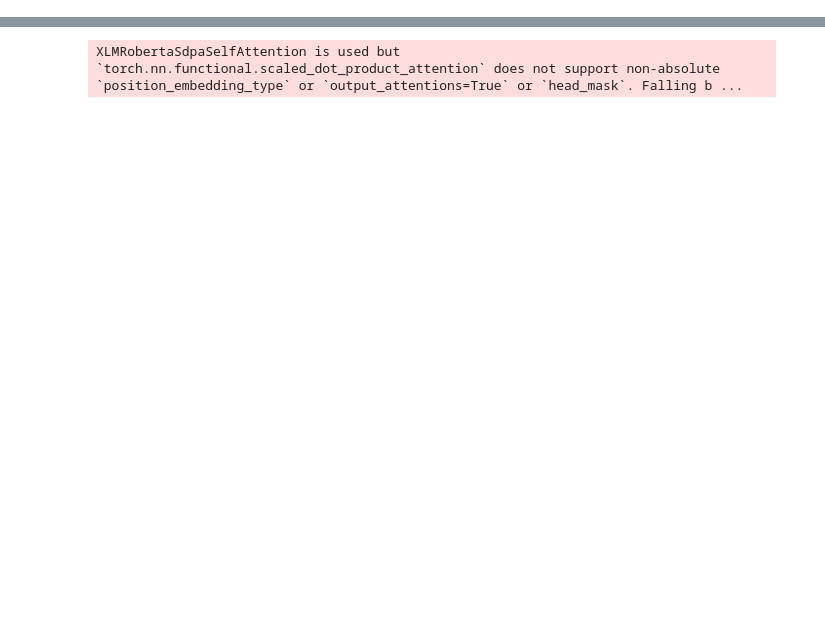
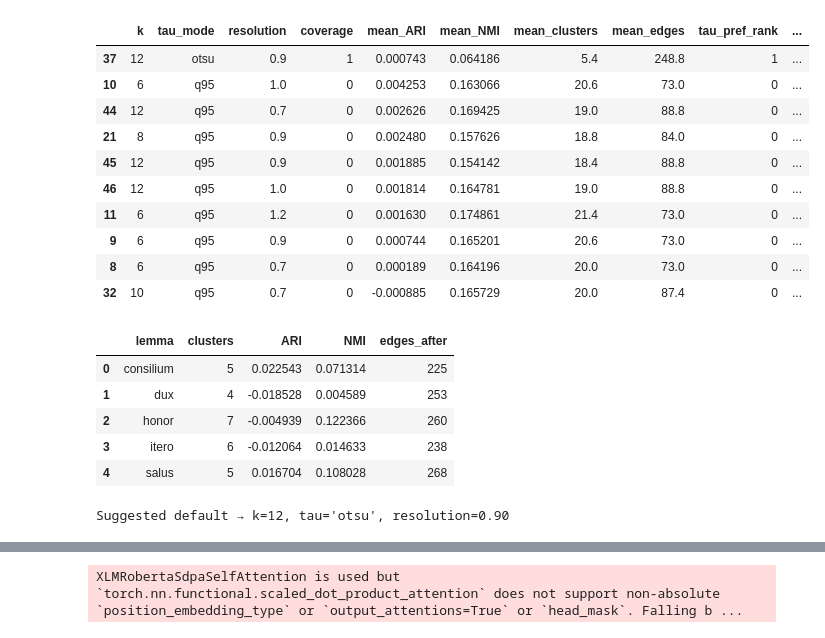
Before and after one commit to CCS-ZCU/labyrinth, a Jupyter notebook: scripts/0_2_latin-wsd-tests.ipynb, the cells around one changed output, grey strips where cells are left out. Drawn from its saved outputs; the diff is of its cells as text; code cells hidden in the pictures; blank space fills up the shorter version.

```diff
--- a/scripts/0_2_latin-wsd-tests.ipynb
+++ b/scripts/0_2_latin-wsd-tests.ipynb
@@ -128,0 +446,10 @@ mdl_labert_v1   = AutoModel.from_pretrained(LABERT_V1_DIR).to(DEVICE).eval()
+# %%
+LAYER = -3
+payload_labert = "../data/models/wic_labert_v1/wic_head.pt"  # saved payload with proj_out_dim etc.
+
+vecs_raw_labert, vecs_proj_labert, meta_lab = embed_raw_and_project(
+    semeval_holdout, model_labert, tokenizer_labert,
+    model_kind="labert", use_lemma_view=True,
+    layer_idx=LAYER, payload_path=payload_labert,
+    batch_size=128, device="cuda", max_len=160
+)
@@ -128,0 +881,37 @@ mdl_labert_v1   = AutoModel.from_pretrained(LABERT_V1_DIR).to(DEVICE).eval()
+# %%
+# 1) run your sweep (as you did)
+df_grid, summary = sweep_prob_graph_params(
+    vecs_proj_labert, meta_lab, semeval_holdout, payload_labert,
+    ks=(6,8,10,12),                 # tighter k band helps hit 2–4 clusters
+    tau_modes=("q95","otsu","q90"), # prefer stronger pruning first
+    resolutions=(0.7,0.9,1.0,1.2)   # resolution controls #clusters
+)
+
+# 2) pick configs that yield 2–4 clusters and rank them
+ranked = pick_params_for_2to4(df_grid, k_range=(6,12), prefer_tau=("q95","otsu"))
+display(ranked.head(10))
+
+# 3) inspect the top candidate across lemmas
+top = ranked.iloc[0]
+k, tau_mode, res = int(top.k), top.tau_mode, float(top.resolution)
+display(inspect_config(df_grid, k, tau_mode, res))
+print(f"\nSuggested default → k={k}, tau='{tau_mode}', resolution={res:.2f}")
+# %% [output]
+|  | k | tau_mode | resolution | coverage | mean_ARI | mean_NMI | mean_clusters | mean_edges | tau_pref_rank | ... |
+| 37 | 12 | otsu | 0.9 | 1 | 0.000743 | 0.064186 | 5.4 | 248.8 | 1 | ... |
+| 10 | 6 | q95 | 1.0 | 0 | 0.004253 | 0.163066 | 20.6 | 73.0 | 0 | ... |
+| 44 | 12 | q95 | 0.7 | 0 | 0.002626 | 0.169425 | 19.0 | 88.8 | 0 | ... |
+| 21 | 8 | q95 | 0.9 | 0 | 0.002480 | 0.157626 | 18.8 | 84.0 | 0 | ... |
+| 45 | 12 | q95 | 0.9 | 0 | 0.001885 | 0.154142 | 18.4 | 88.8 | 0 | ... |
+| 46 | 12 | q95 | 1.0 | 0 | 0.001814 | 0.164781 | 19.0 | 88.8 | 0 | ... |
+| 11 | 6 | q95 | 1.2 | 0 | 0.001630 | 0.174861 | 21.4 | 73.0 | 0 | ... |
+| 9 | 6 | q95 | 0.9 | 0 | 0.000744 | 0.165201 | 20.6 | 73.0 | 0 | ... |
+| 8 | 6 | q95 | 0.7 | 0 | 0.000189 | 0.164196 | 20.0 | 73.0 | 0 | ... |
+| 32 | 10 | q95 | 0.7 | 0 | -0.000885 | 0.165729 | 20.0 | 87.4 | 0 | ... |
+|  | lemma | clusters | ARI | NMI | edges_after |
+| 0 | consilium | 5 | 0.022543 | 0.071314 | 225 |
+| 1 | dux | 4 | -0.018528 | 0.004589 | 253 |
+| 2 | honor | 7 | -0.004939 | 0.122366 | 260 |
+| 3 | itero | 6 | -0.012064 | 0.014633 | 238 |
+| 4 | salus | 5 | 0.016704 | 0.108028 | 268 |
+Suggested default → k=12, tau='otsu', resolution=0.90
```
Also changed, not shown: parts of 47 cells of this notebook, 16 other files.
